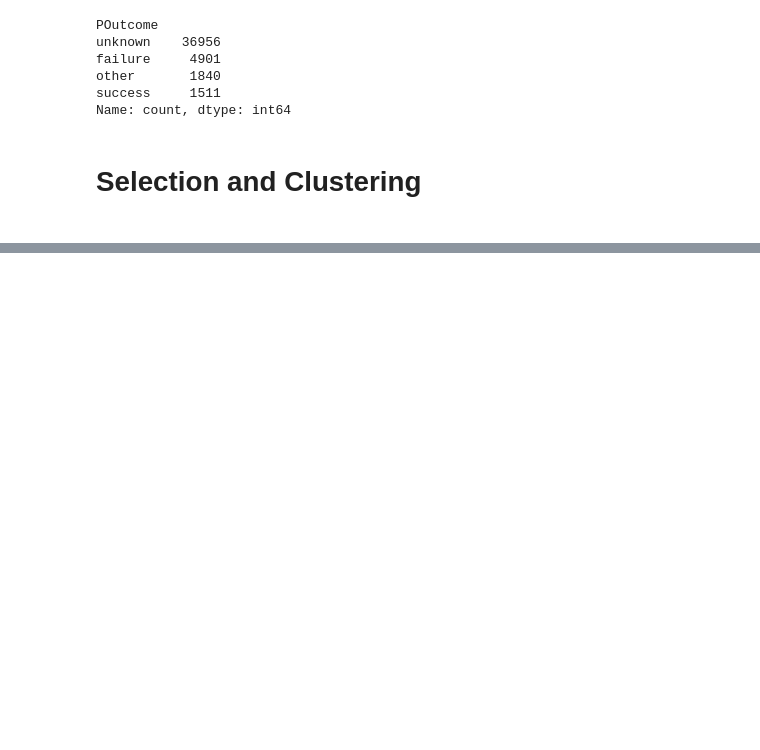
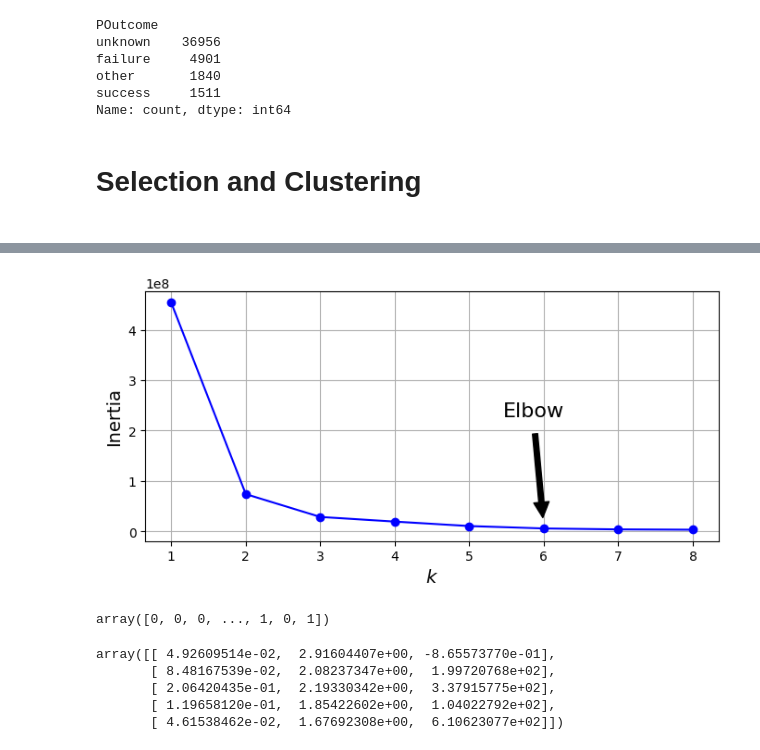
Before and after one commit to thaladikary/ml-assignment-1, a Jupyter notebook: Assignment1.ipynb, the cells around one changed output, grey strips where cells are left out. Cells and saved outputs as stored; diff of their text form; code cells hidden in the pictures; blank space fills up the shorter version.

```diff
--- a/Assignment1.ipynb
+++ b/Assignment1.ipynb
@@ -418,7 +436,7 @@ Name: count, dtype: int64
 <h1>Selection and Clustering<h1>
 # %%
 #categorical_cols = ['City','Gender']
-categorical_cols = ['LastMonth']
+categorical_cols = ['LastMonth','Coutcome']
 # loc is a indexer to select all rows (:) , X_cat will be a 2D NumPy array containing the values from the 'LastMonth' columns of df.
 X_cat = clean_df.loc[:,categorical_cols].values
 data_other_cols = clean_df.drop(columns=categorical_cols)
@@ -446,0 +471,6 @@ SyntaxError: incomplete input (1316188509.py, line 6)
+# %%
+new_df = pd.concat([data_other_cols,data_hot_encoded],axis =1)
+
+new_df.to_csv('new_Data.csv',sep=',')
+
+new_df.head()
@@ -446,0 +487,7 @@ SyntaxError: incomplete input (1316188509.py, line 6)
+# %%
+# X1 = new_df.loc[:,['LastMonth_apr' ,'LastMonth_aug' ,'LastMonth_dec', 'LastMonth_feb',
+#  'LastMonth_jan' , 'LastMonth_jul' , 'LastMonth_jun',  'LastMonth_mar',
+#  'LastMonth_may',  'LastMonth_nov' , 'LastMonth_oct',  'LastMonth_sep','Coutcome_no','Coutcome_yes']].values
+
+X1 = new_df.loc[:,['LastMonth_apr', 'CampaignContacts', 'Pdays']].values
+X1
@@ -446,0 +514,38 @@ SyntaxError: incomplete input (1316188509.py, line 6)
+# %%
+kmeans_per_k = [KMeans(n_clusters=k, random_state=42).fit(X1)for k in range(1,9)]
+inertias = [model.inertia_ for model in kmeans_per_k]
+# %%
+plt.figure(figsize=(8, 3.5))
+plt.plot(range(1, 9), inertias, "bo-")
+plt.xlabel("$k$", fontsize=14)
+plt.grid(True)
+plt.ylabel("Inertia", fontsize=14)
+
+plt.annotate('Elbow',
+             xy=(6, inertias[5]),
+             xytext=(0.55, 0.55),
+             textcoords='figure fraction',
+             fontsize=16,
+             arrowprops=dict(facecolor='black', shrink=0.1)
+            )
+
+#plt.axis([1, 8.5, 0, 1300])
+
+plt.show()
+# %% [output]
+[figure, added]
+# %%
+k = 5
+kmeans = KMeans(n_clusters=k, random_state=42)
+y_pred = kmeans.fit_predict(X1)
+y_pred
+# %% [output]
+array([0, 0, 0, ..., 1, 0, 1])
+# %%
+kmeans.cluster_centers_
+# %% [output]
+array([[ 4.92609514e-02,  2.91604407e+00, -8.65573770e-01],
+       [ 8.48167539e-02,  2.08237347e+00,  1.99720768e+02],
+       [ 2.06420435e-01,  2.19330342e+00,  3.37915775e+02],
+       [ 1.19658120e-01,  1.85422602e+00,  1.04022792e+02],
+       [ 4.61538462e-02,  1.67692308e+00,  6.10623077e+02]])
```
Also changed, not shown: parts of 10 cells of this notebook, 2 other files.
